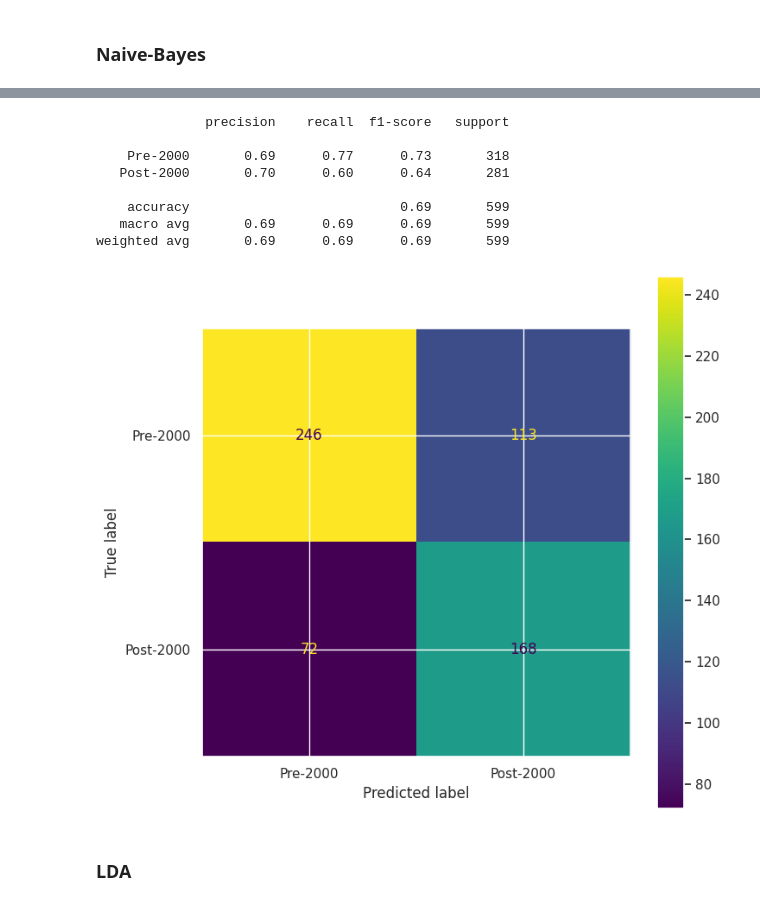
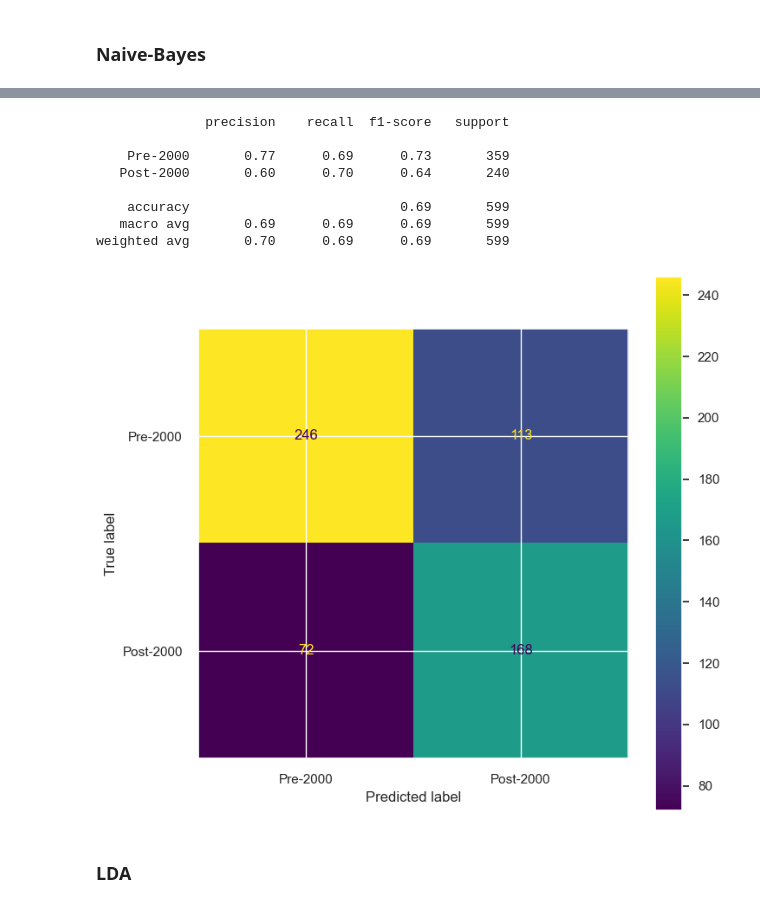
Before and after one commit to ericryhr/APA-PRACTICA, a Jupyter notebook: models/classification.ipynb, the cells around one changed output, grey strips where cells are left out. Saved outputs shown, nothing was run; the diff lists cells and outputs as text; code cells hidden in the pictures.

```diff
--- a/models/classification.ipynb
+++ b/models/classification.ipynb
@@ -48,11 +50,11 @@ from sklearn.preprocessing import MinMaxScaler
 
 data_columns = x_train.columns
 scaler = MinMaxScaler()
-x_train = pd.DataFrame(scaler.fit_transform(x_train))
-x_test = pd.DataFrame(scaler.transform(x_test))
-x_train.columns = x_test.columns = data_columns
+x_train_norm = pd.DataFrame(scaler.fit_transform(x_train))
+x_test_norm = pd.DataFrame(scaler.transform(x_test))
+x_train_norm.columns = x_test_norm.columns = data_columns
 
-x_train.describe().T
+x_train_norm.describe().T
 # %% [output]
 |  | count | mean | std | min | 25% | 50% | 75% | max |
 | BPM | 1395.0 | 0.456174 | 0.179555 | 0.0 | 0.318471 | 0.452229 | 0.557325 | 1.0 |
@@ -99,7 +121,7 @@ cv = 10
 from sklearn.naive_bayes import GaussianNB
 from sklearn.model_selection import GridSearchCV
 # %%
-gnb_model = GaussianNB().fit(x_train, y_train)
+gnb_model = GaussianNB().fit(x_train_norm, y_train)
 
 print('Priors:', gnb_model.class_prior_)
 print('Means:\n')
@@ -113,22 +135,22 @@ Means:
 | 0 | 0.452024 | 0.564132 | 0.497079 | 0.682775 | 0.170300 | 0.51008 | 0.317120 | 0.052022 | 0.555615 | ... |
 | 1 | 0.462382 | 0.612683 | 0.505616 | 0.783399 | 0.182303 | 0.43655 | 0.271367 | 0.066122 | 0.522120 | ... |
 # %%
-print(classification_report(gnb_model.predict(x_test), y_test,target_names=clss))
-results_df = save_results(gnb_model, x_test, y_test, 'GNB', results_df)
+print(classification_report(y_test, gnb_model.predict(x_test_norm),target_names=clss))
+results_df = save_results(gnb_model, x_test_norm, y_test, 'GNB', results_df)
 # %% [output]
               precision    recall  f1-score   support
 
-    Pre-2000       0.69      0.77      0.73       318
-   Post-2000       0.70      0.60      0.64       281
+    Pre-2000       0.77      0.69      0.73       359
+   Post-2000       0.60      0.70      0.64       240
 
     accuracy                           0.69       599
    macro avg       0.69      0.69      0.69       599
-weighted avg       0.69      0.69      0.69       599
+weighted avg       0.70      0.69      0.69       599
 # %%
 plt.figure(figsize=(8,8));
-ConfusionMatrixDisplay.from_estimator(gnb_model, x_test,y_test, display_labels=clss, ax=plt.subplot());
+ConfusionMatrixDisplay.from_estimator(gnb_model, x_test_norm,y_test, display_labels=clss, ax=plt.subplot());
 # %% [output]
-[figure, old version]
+[figure, new version]
 # %% [markdown]
 ### LDA
 # %%
```
Also changed, not shown: parts of 71 cells of this notebook.
